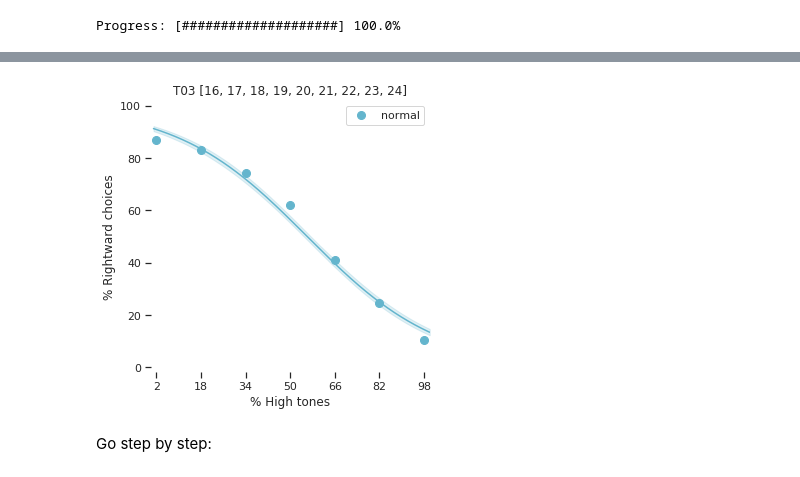
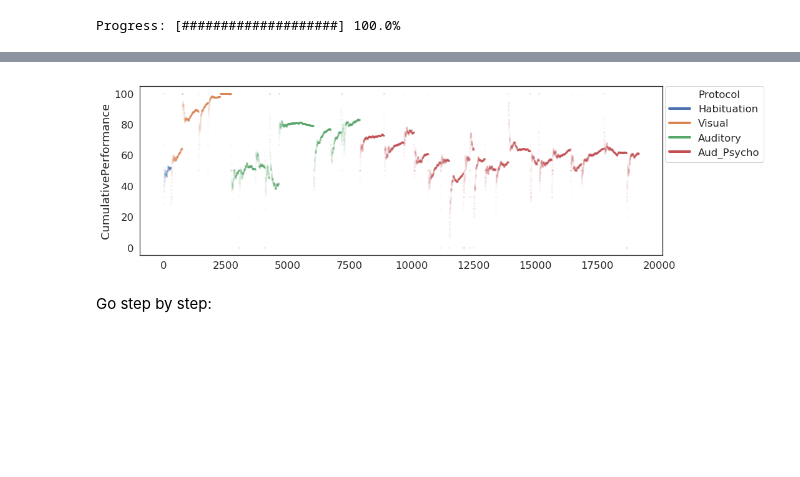
Before and after one commit to HernandoMV/BehaviouralAnalysis, a Jupyter notebook: Bpod_Analysis.ipynb, the cells around one changed output, grey strips where cells are left out. Saved outputs shown, nothing was run; the diff lists cells and outputs as text; code cells hidden in the pictures; blank space fills up the shorter version.

```diff
--- a/Bpod_Analysis.ipynb
+++ b/Bpod_Analysis.ipynb
@@ -306,19 +323,12 @@ Progress: [####################] 100.0%
 # %%
 # Group sessions by type and plot them together
 protToGroup = 'Aud_Psycho'
-stimToGroup = 'NoStimulation'
+stimToGroup = 'Right'
 
-IdxToGroup = np.logical_and([x == protToGroup for x in Protocols], [x == stimToGroup for x in Stimulations])
-SelectedExp = [i for i, x in enumerate(IdxToGroup) if x]
-
-PulledData = {
-    'TrialHighPerc': np.array([y for z in [ExperimentData[x]['SessionData']['TrialHighPerc'] for x in SelectedExp] for y in z]),
-    'FirstPoke': np.array([y for z in [ExperimentData[x]['SessionData']['FirstPoke'] for x in SelectedExp] for y in z]),
-    'OptoStim': np.array([y for z in [ExperimentData[x]['SessionData']['OptoStim'] for x in SelectedExp] for y in z])
-}
+pulledData = AnimalDF[(AnimalDF['Protocol']==protToGroup) & (AnimalDF['Stimulation']==stimToGroup)]
 
 predictDif, Normal_PsyPer, Normal_fakePredictions, Normal_predictPer, \
-Opto_PsyPer, Opto_fakePredictions, Opto_predictPer = ProcessExperiment(PulledData)
+Opto_PsyPer, Opto_fakePredictions, Opto_predictPer = PP_ProcessExperiment(pulledData)
 
 fig, axs = plt.subplots(1,1,figsize=(5, 5), facecolor='w', edgecolor='k')
 
@@ -332,11 +342,9 @@ if Opto_PsyPer:
                          predictDif = predictDif, ax = axs, fakePred = Opto_fakePredictions,
                          realPred = Opto_predictPer, color = 'm', label = 'opto')
 lgd = plt.legend()
-plt.title(AnimalID + ' ' + str(SelectedExp))
+plt.title(AnimalID + ' ' + str(np.unique(pulledData['SessionTime'])))
 
 plt.savefig(outputDir + AnimalID + '_' + protToGroup + '_' + stimToGroup + '_grouped_psychometricPerformance.pdf',
             transparent=True, bbox_extra_artists=(lgd,), bbox_inches='tight')
 
 plt.show(fig)
-# %% [output]
-[figure, removed]
@@ -342,0 +354,16 @@ plt.show(fig)
+# %%
+# plot the evolution of the cumulative performance
+fig, ax = plt.subplots(figsize=(15,5))
+sns.lineplot(x = AnimalDF.index, y = 'CumulativePerformance', data=AnimalDF, hue = 'Protocol',
+             marker=".", alpha = 0.05, markeredgewidth=0, linewidth=0)
+
+lgd=plt.legend(bbox_to_anchor=(1.005, 1), loc=2, borderaxespad=0.)
+for l in lgd.get_lines():
+    l.set_alpha(1)
+    l.set_linewidth(4)
+
+plt.savefig(outputDir + AnimalID + '_CumulativePerformance.pdf',
+            transparent=True, bbox_extra_artists=(lgd,), bbox_inches='tight')
+plt.show()
+# %% [output]
+[figure, added]
```
Also changed, not shown: parts of 20 cells of this notebook, 1 other file.
